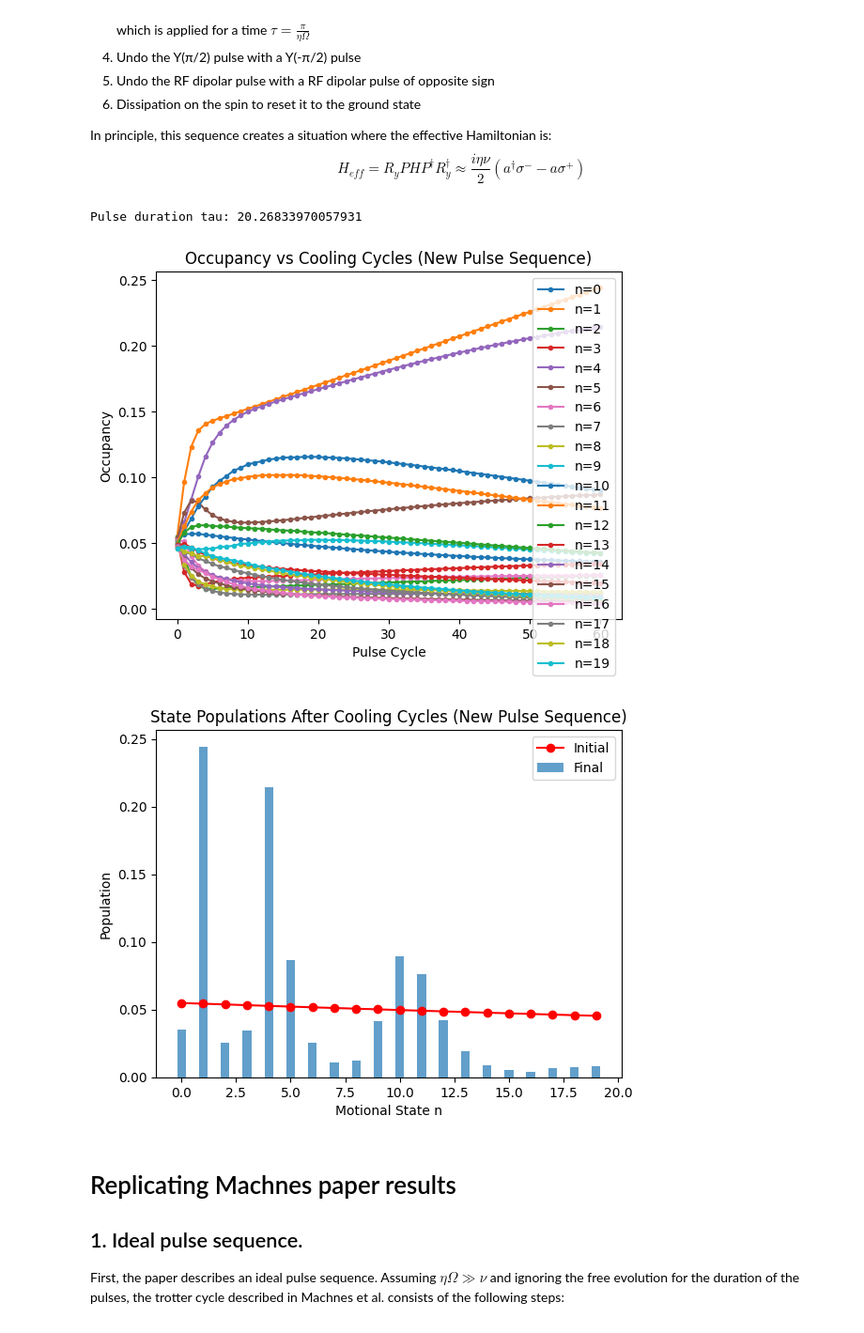
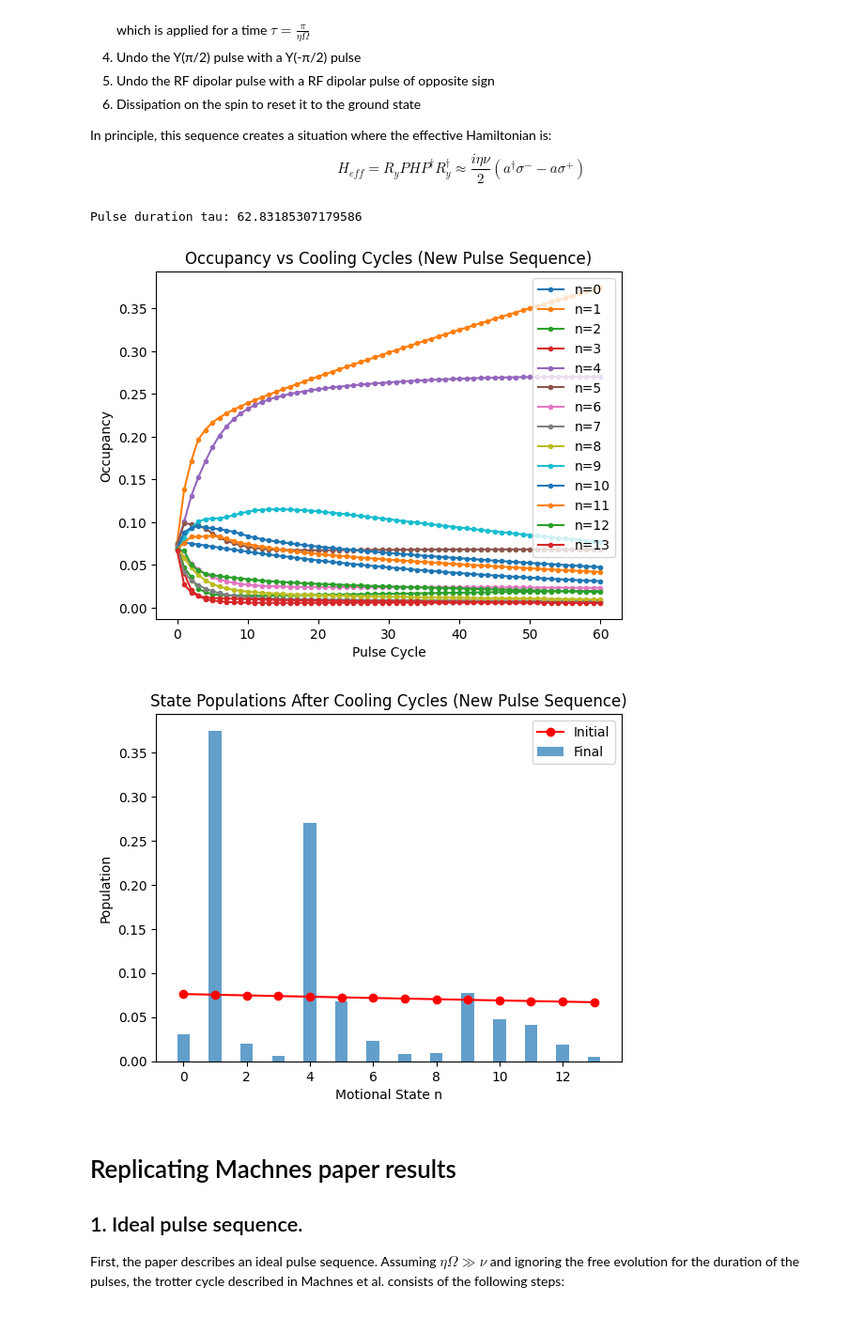
Before and after one commit to GonReina/QLearn, a Jupyter notebook: trapped_ions/Machnes_results.ipynb, the cells around one changed output. Shown at 94% size. Saved outputs shown, nothing was run; the diff lists cells and outputs as text; code cells hidden in the pictures.

```diff
--- a/trapped_ions/Machnes_results.ipynb
+++ b/trapped_ions/Machnes_results.ipynb
@@ -35,7 +35,7 @@ RF_strength = 1  # RF dipolar coupling strength
 nu = 1.0     # Motional frequency
 Omega = nu  # Rabi frequency
 Omega_y = 1000  # Rabi frequency for Y pulse
-eta = 0.31   # Lamb-Dicke parameter
+eta = 0.1   # Lamb-Dicke parameter
 n_thermal = 1  # Average thermal phonon number
 n0 = 1
 gamma = 1000  # Spin relaxation
@@ -43,7 +43,7 @@ kT = 100      # Boltzmann constant times temperature
 tau =  2*np.pi / (eta * Omega * np.sqrt(n0))  # Pulse duration
 print(f"Pulse duration tau: {tau}")
 # Define operators
-N = 20  # Truncation for the Fock space
+N = 14  # Truncation for the Fock space
 
 # QHO operators
 a = destroy(N)  # Annihilation operator
@@ -86,9 +86,9 @@ prop_rf = (L_rf * rf_duration).expm()
 prop_rf_undo = (-L_rf * rf_duration).expm()
 
 # 2) Y(π/2) pulse on the spin, same as H_pulse but with phase shift on the sigmas
-#H_y = 0.5 * Delta * s_z_full + nu * a_dag_full * a_full + \
-#          0.5 * Omega_y *(-1j * s_plus_full * D_op + 1j * s_minus_full * D_op.dag())
-H_y = 0.5 * Omega_y *s_y_full
+H_y = 0.5 * Delta * s_z_full + nu * a_dag_full * a_full + \
+          0.5 * Omega_y *(-1j * s_plus_full * D_op + 1j * s_minus_full * D_op.dag())
+# H_y = 0.5 * Omega_y *s_y_full
 y_duration = np.pi / (2 *Omega_y)
 L_y = liouvillian(H_y, [])
 prop_y = (L_y * y_duration).expm()
@@ -152,36 +152,36 @@ current_rho_vec = rho_vec
 for k in range(1, num_pulses + 1):
     current_rho_vec = prop_cycle * current_rho_vec
 
     # Store
     rho_mat = vector_to_operator(current_rho_vec)
     occupancies[k, :] = rho_mat.ptrace(1).diag().real
 
 
 # Plot the occupancy of all motional states over cycles
 plt.figure()
 for n in range(N):
     plt.plot(times_sim, occupancies[:, n], '.-', label=f'n={n}')
 plt.xlabel('Pulse Cycle')
 plt.ylabel('Occupancy')
 plt.title('Occupancy vs Cooling Cycles (New Pulse Sequence)')
 plt.legend()
 plt.show()
 
 # Bar plot
 p_motional_initial = occupancies[0, :]
 p_motional_final = occupancies[-1, :]
 plt.figure()
 plt.plot(np.arange(N), p_motional_initial, 'o-', label='Initial' , color='red')
 plt.bar(np.arange(N), p_motional_final, width=0.4, label='Final', alpha=0.7)
 plt.xlabel('Motional State n')
 plt.ylabel('Population')
 plt.title('State Populations After Cooling Cycles (New Pulse Sequence)')
 plt.legend()
 plt.show()
 # %% [output]
-Pulse duration tau: 20.26833970057931
+Pulse duration tau: 62.83185307179586
-[figure, old version]
+[figure, new version]
-[figure, old version]
+[figure, new version]
 # %% [markdown]
 # Replicating Machnes paper results
 ## 1. Ideal pulse sequence.
```
Also changed, not shown: parts of 8 cells of this notebook, 5 other files.
